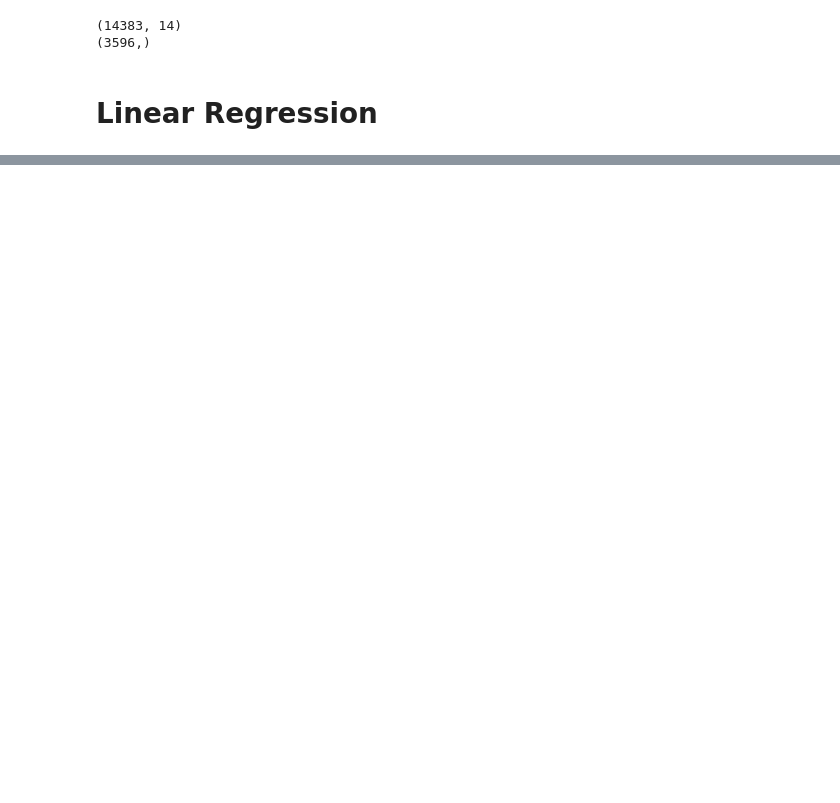
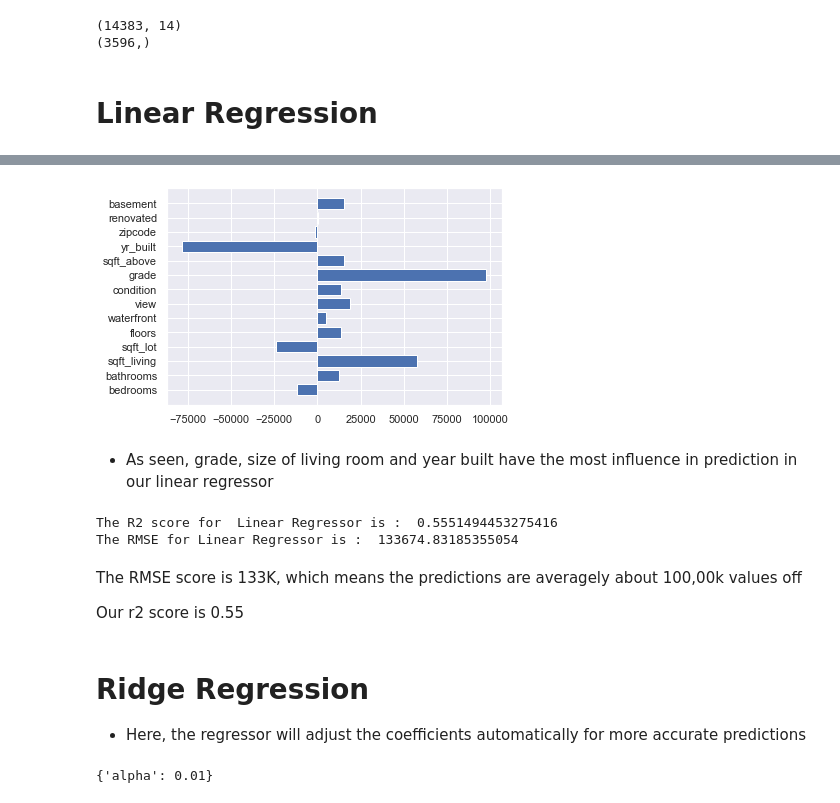
Before and after one commit to mbururyan/HAAS-house-prices, a Jupyter notebook: house-price-reg.ipynb, the cells around one changed output, grey strips where cells are left out. Drawn from its saved outputs; the diff is of its cells as text; code cells hidden in the pictures; blank space fills up the shorter version.

Commit message:
did regression

```diff
--- a/house-price-reg.ipynb
+++ b/house-price-reg.ipynb
@@ -541,3 +544,11 @@ print(y.shape)
 (17979,)
 # %% [markdown]
 we will have 14 features and 17,979 rows
+# %%
+# standard scaling
+
+# Will need to scale our values so as to 'unify' them and avoid bias
+scaler = StandardScaler()
+
+X = scaler.fit_transform(X)
+X
@@ -551,3 +576,11 @@ print(y_test.shape)
 (3596,)
 # %% [markdown]
 # Linear Regression
+# %%
+# Will perform linear regression, which will act as our baseline model
+
+linear_reg = LinearRegression()
+
+linear_reg.fit(X_train, y_train)
+
+y_pred = linear_reg.predict(X_test)
@@ -553,0 +630,35 @@ print(y_test.shape)
+# %%
+# Plot the coefficients
+plt.barh(y=X_corr.columns, width=linear_reg.coef_)
+plt.show()
+# %% [output]
+[figure, added]
+# %% [markdown]
+- As seen, grade, size of living room and year built have the most influence in prediction in our linear regressor
+# %%
+# R2 score and RMSE Score
+
+print('The R2 score for  Linear Regressor is : ', linear_reg.score(X_test, y_test))
+print('The RMSE for Linear Regressor is : ', np.sqrt(metrics.mean_squared_error(y_test, y_pred)))
+# %% [output]
+The R2 score for  Linear Regressor is :  0.5551494453275416
+The RMSE for Linear Regressor is :  133674.83185355054
+# %% [markdown]
+The RMSE score is 133K, which means the predictions are averagely about 100,00k values off
+
+Our r2 score is 0.55
+# %% [markdown]
+# Ridge Regression
+
+- Here, the regressor will adjust the coefficients automatically for more accurate predictions
+# %%
+# Define the hyperparameter (alpha) for the model
+
+ridge_gs = Ridge(normalize=True)
+
+grid_ridge = GridSearchCV(estimator = ridge_gs, param_grid = {'alpha' : np.arange(0.01, 1, 20)}, n_jobs=1, cv=10, refit=True)
+
+grid_ridge.fit(X_train, y_train)
+grid_ridge.best_params_
+# %% [output]
+{'alpha': 0.01}
```
Also changed, not shown: parts of 37 cells of this notebook.
